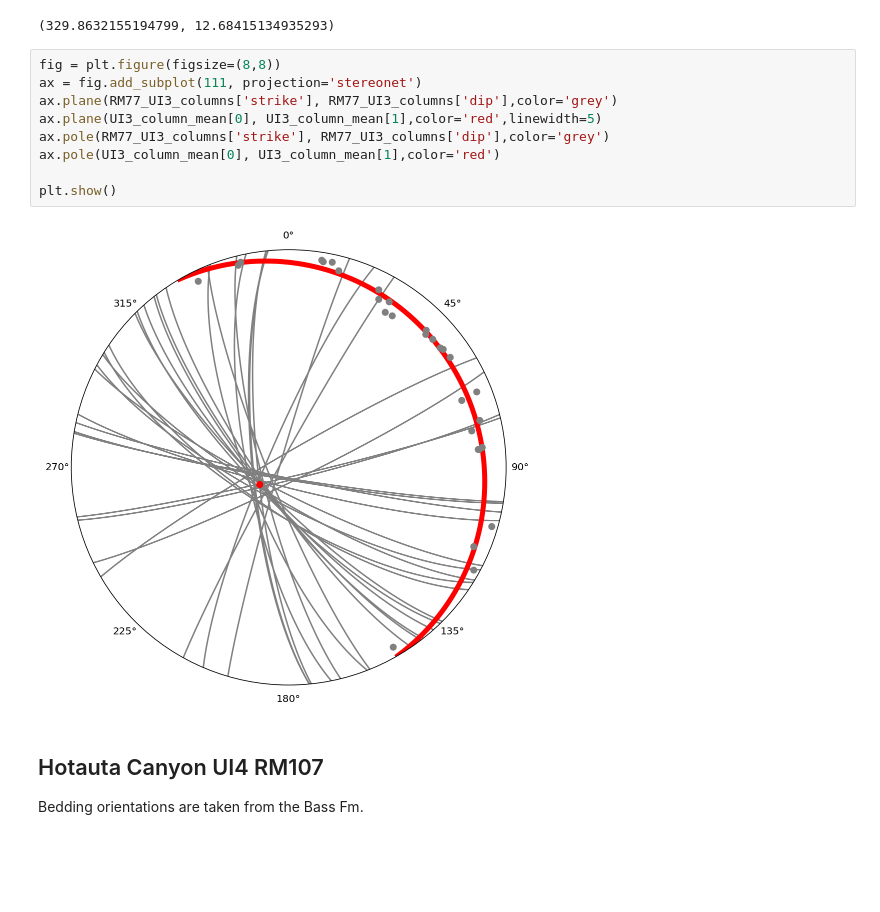
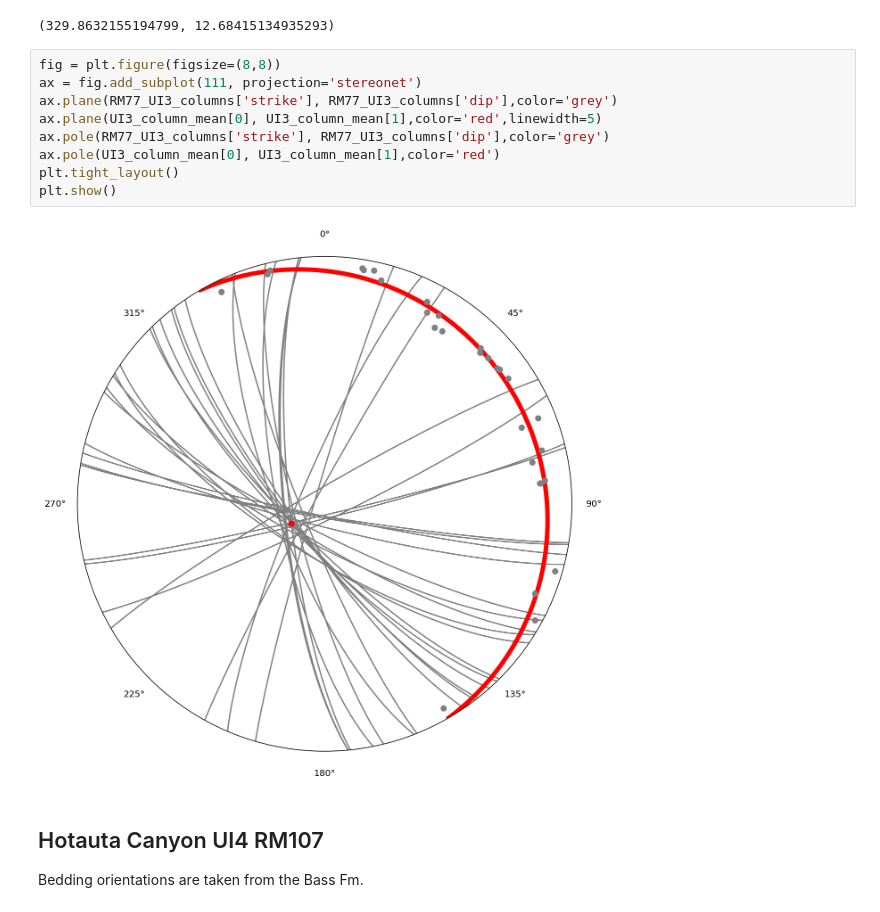
Before and after one commit to Swanson-Hysell-Group/2024_SWLLIP, a Jupyter notebook: code/Grand_Canyon_orientations.ipynb, the cells around one changed output. Drawn from its saved outputs; the diff is of its cells as text; blank space fills up the shorter version.

```diff
--- a/code/Grand_Canyon_orientations.ipynb
+++ b/code/Grand_Canyon_orientations.ipynb
@@ -267,14 +292,14 @@ UI3_column_mean
 # %%
 fig = plt.figure(figsize=(8,8))
 ax = fig.add_subplot(111, projection='stereonet')
 ax.plane(RM77_UI3_columns['strike'], RM77_UI3_columns['dip'],color='grey')
 ax.plane(UI3_column_mean[0], UI3_column_mean[1],color='red',linewidth=5)
 ax.pole(RM77_UI3_columns['strike'], RM77_UI3_columns['dip'],color='grey')
 ax.pole(UI3_column_mean[0], UI3_column_mean[1],color='red')
-
+plt.tight_layout()
 plt.show()
 # %% [output]
-[figure, old version]
+[figure, new version]
 # %% [markdown]
 ## Hotauta Canyon UI4 RM107
 Bedding orientations are taken from the Bass Fm.
```
Also changed, not shown: parts of 21 cells of this notebook.
